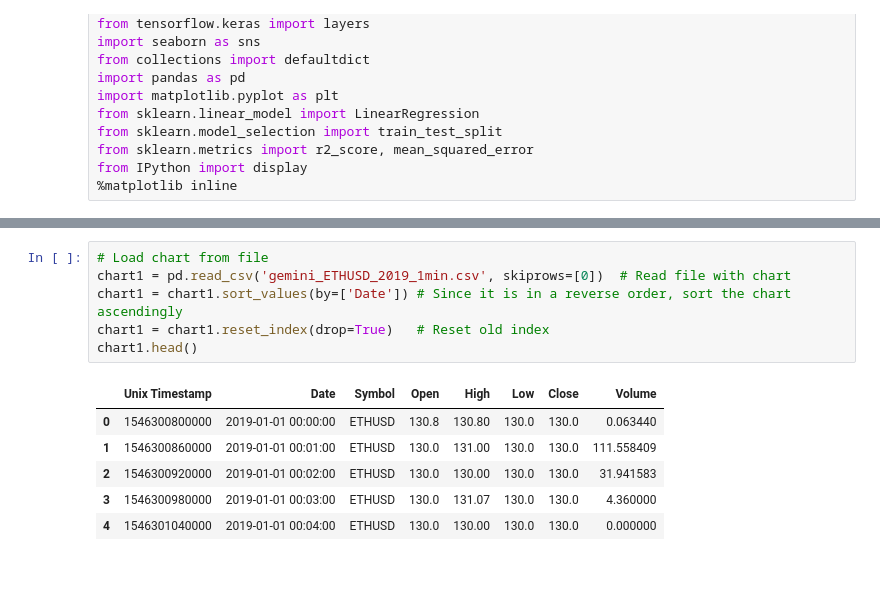
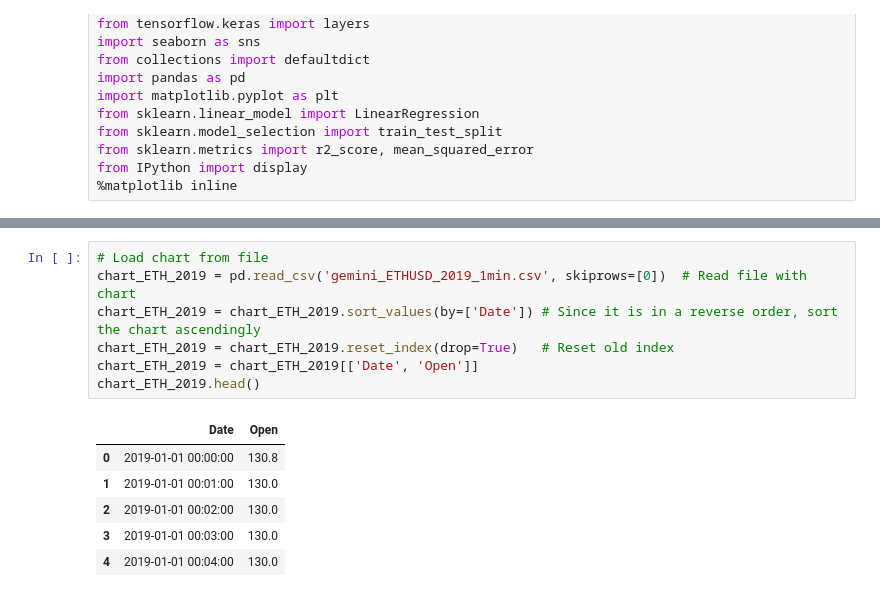
Before and after one commit to Mithotronic/ACTA, a Jupyter notebook: Chart_Concatenator.ipynb, the cells around one changed output, grey strips where cells are left out. Drawn from its saved outputs; the diff is of its cells as text.

```diff
--- a/Chart_Concatenator.ipynb
+++ b/Chart_Concatenator.ipynb
@@ -17,15 +91,16 @@ from IPython import display
 # %%
 # Load chart from file
-chart1 = pd.read_csv('gemini_ETHUSD_2019_1min.csv', skiprows=[0])  # Read file with chart
-chart1 = chart1.sort_values(by=['Date']) # Since it is in a reverse order, sort the chart ascendingly
-chart1 = chart1.reset_index(drop=True)   # Reset old index
-chart1.head()
+chart_ETH_2019 = pd.read_csv('gemini_ETHUSD_2019_1min.csv', skiprows=[0])  # Read file with chart
+chart_ETH_2019 = chart_ETH_2019.sort_values(by=['Date']) # Since it is in a reverse order, sort the chart ascendingly
+chart_ETH_2019 = chart_ETH_2019.reset_index(drop=True)   # Reset old index
+chart_ETH_2019 = chart_ETH_2019[['Date', 'Open']]
+chart_ETH_2019.head()
 # %% [output]
-|  | Unix Timestamp | Date | Symbol | Open | High | Low | Close | Volume |
-| 0 | 1546300800000 | 2019-01-01 00:00:00 | ETHUSD | 130.8 | 130.80 | 130.0 | 130.0 | 0.063440 |
-| 1 | 1546300860000 | 2019-01-01 00:01:00 | ETHUSD | 130.0 | 131.00 | 130.0 | 130.0 | 111.558409 |
-| 2 | 1546300920000 | 2019-01-01 00:02:00 | ETHUSD | 130.0 | 130.00 | 130.0 | 130.0 | 31.941583 |
-| 3 | 1546300980000 | 2019-01-01 00:03:00 | ETHUSD | 130.0 | 131.07 | 130.0 | 130.0 | 4.360000 |
-| 4 | 1546301040000 | 2019-01-01 00:04:00 | ETHUSD | 130.0 | 130.00 | 130.0 | 130.0 | 0.000000 |
+|  | Date | Open |
+| 0 | 2019-01-01 00:00:00 | 130.8 |
+| 1 | 2019-01-01 00:01:00 | 130.0 |
+| 2 | 2019-01-01 00:02:00 | 130.0 |
+| 3 | 2019-01-01 00:03:00 | 130.0 |
+| 4 | 2019-01-01 00:04:00 | 130.0 |
 # %%
 # Plot chart
```
Also changed, not shown: parts of 18 cells of this notebook, 1 other file.
